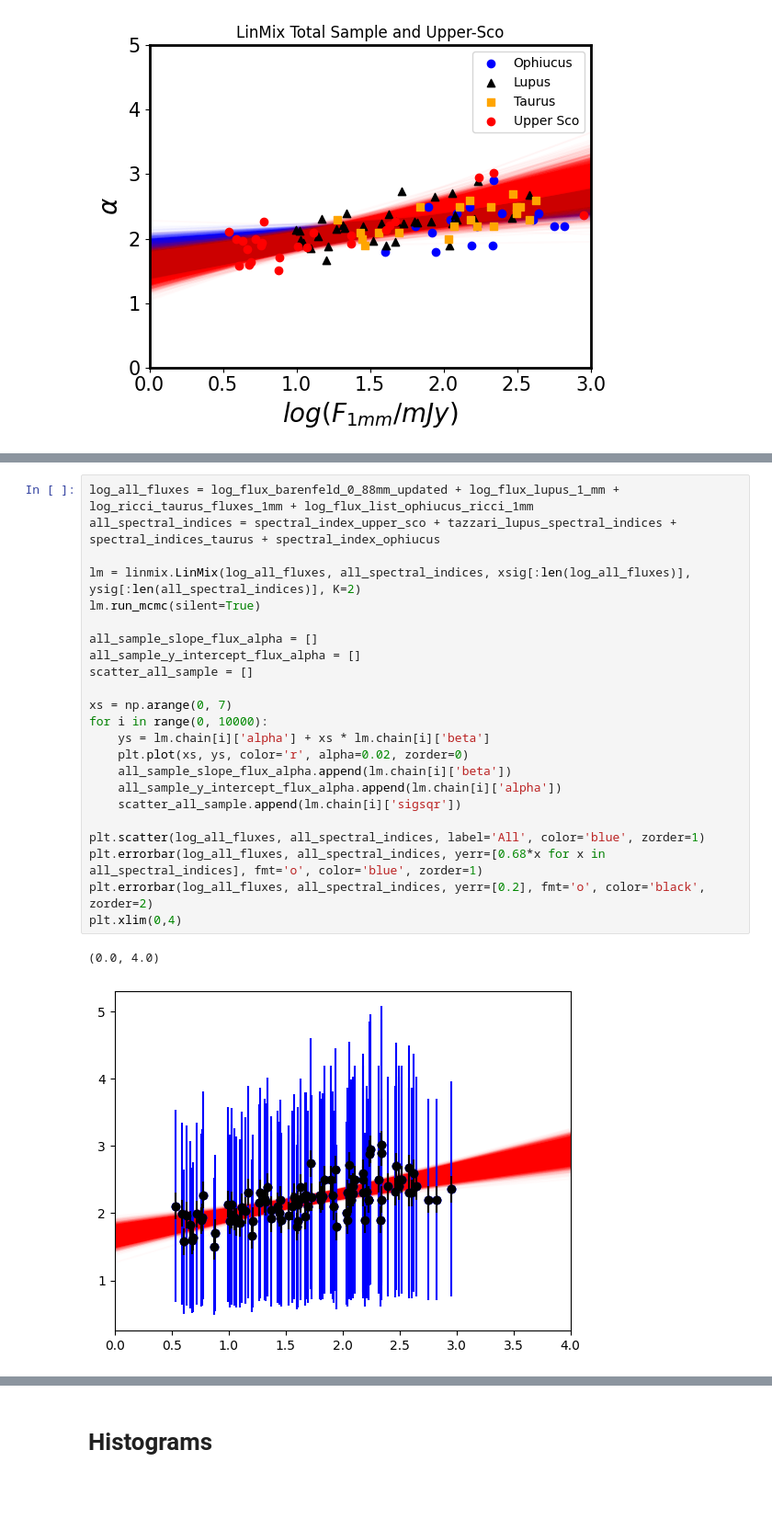
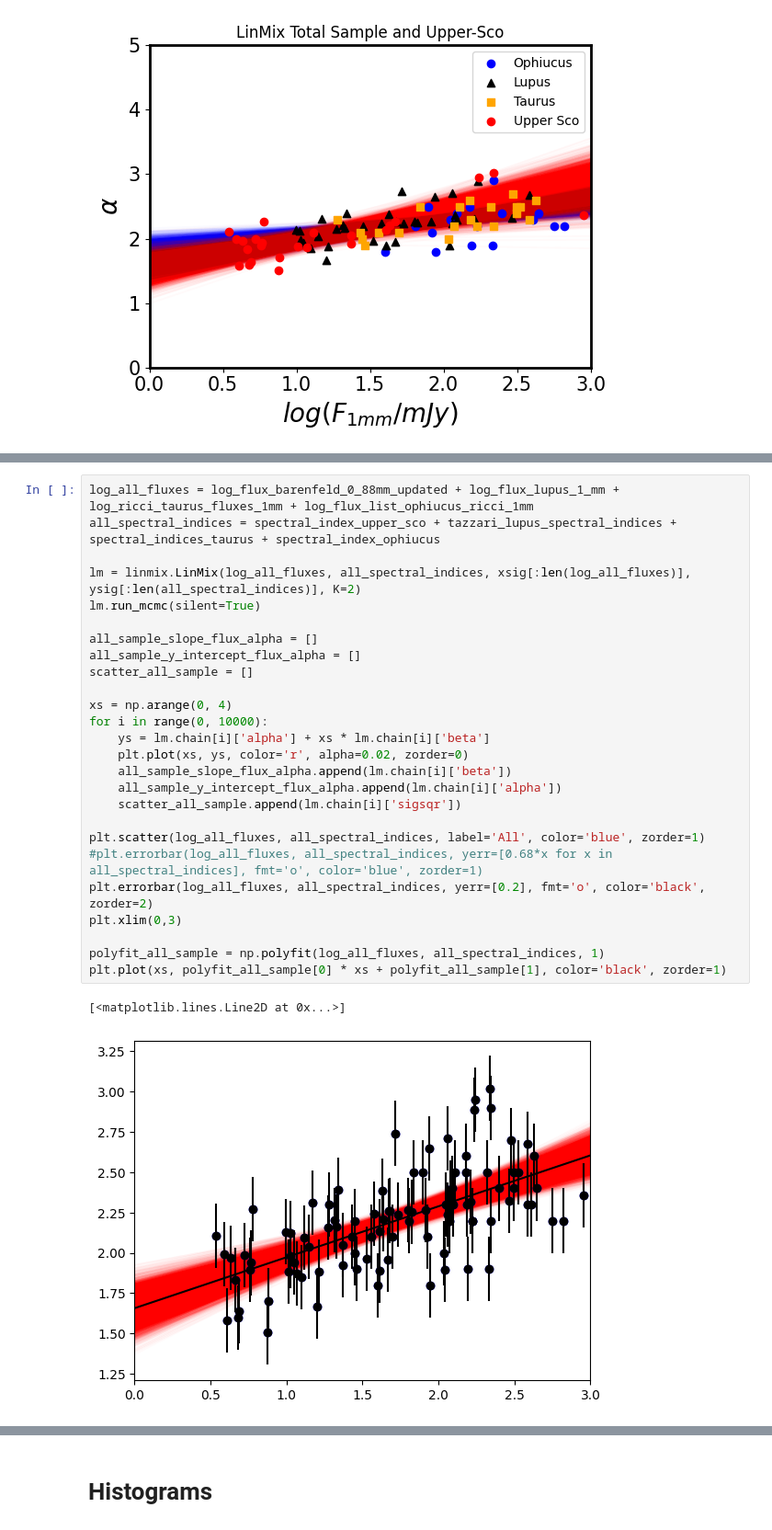
Before and after one commit to Maurone7/Upper-Sco-2022, a Jupyter notebook: linmix_fluxes_alpha.ipynb, the cells around one changed output, grey strips where cells are left out. Shown: that part at 92% size. Drawn from its saved outputs; the diff is of its cells as text; blank space fills up the shorter version.

```diff
--- a/linmix_fluxes_alpha.ipynb
+++ b/linmix_fluxes_alpha.ipynb
@@ -205,29 +207,32 @@ print(len(log_flux_barenfeld_0_88mm_updated))
 # %%
 log_all_fluxes = log_flux_barenfeld_0_88mm_updated + log_flux_lupus_1_mm + log_ricci_taurus_fluxes_1mm + log_flux_list_ophiucus_ricci_1mm
 all_spectral_indices = spectral_index_upper_sco + tazzari_lupus_spectral_indices + spectral_indices_taurus + spectral_index_ophiucus
 
 lm = linmix.LinMix(log_all_fluxes, all_spectral_indices, xsig[:len(log_all_fluxes)], ysig[:len(all_spectral_indices)], K=2)
 lm.run_mcmc(silent=True)
 
 all_sample_slope_flux_alpha = []
 all_sample_y_intercept_flux_alpha = []
 scatter_all_sample = []
 
-xs = np.arange(0, 7)
+xs = np.arange(0, 4)
 for i in range(0, 10000):
     ys = lm.chain[i]['alpha'] + xs * lm.chain[i]['beta']
     plt.plot(xs, ys, color='r', alpha=0.02, zorder=0)
     all_sample_slope_flux_alpha.append(lm.chain[i]['beta'])
     all_sample_y_intercept_flux_alpha.append(lm.chain[i]['alpha'])
     scatter_all_sample.append(lm.chain[i]['sigsqr'])
 
 plt.scatter(log_all_fluxes, all_spectral_indices, label='All', color='blue', zorder=1)
-plt.errorbar(log_all_fluxes, all_spectral_indices, yerr=[0.68*x for x in all_spectral_indices], fmt='o', color='blue', zorder=1)
+#plt.errorbar(log_all_fluxes, all_spectral_indices, yerr=[0.68*x for x in all_spectral_indices], fmt='o', color='blue', zorder=1)
 plt.errorbar(log_all_fluxes, all_spectral_indices, yerr=[0.2], fmt='o', color='black', zorder=2)
-plt.xlim(0,4)
+plt.xlim(0,3)
+
+polyfit_all_sample = np.polyfit(log_all_fluxes, all_spectral_indices, 1)
+plt.plot(xs, polyfit_all_sample[0] * xs + polyfit_all_sample[1], color='black', zorder=1)
 # %% [output]
-(0.0, 4.0)
+[<matplotlib.lines.Line2D at 0x...>]
-[figure, old version]
+[figure, new version]
 # %%
 chi_sum_all_sample = []
 chi_sublist_all_sample = []
```
Also changed, not shown: parts of 45 cells of this notebook, 23 other files.
